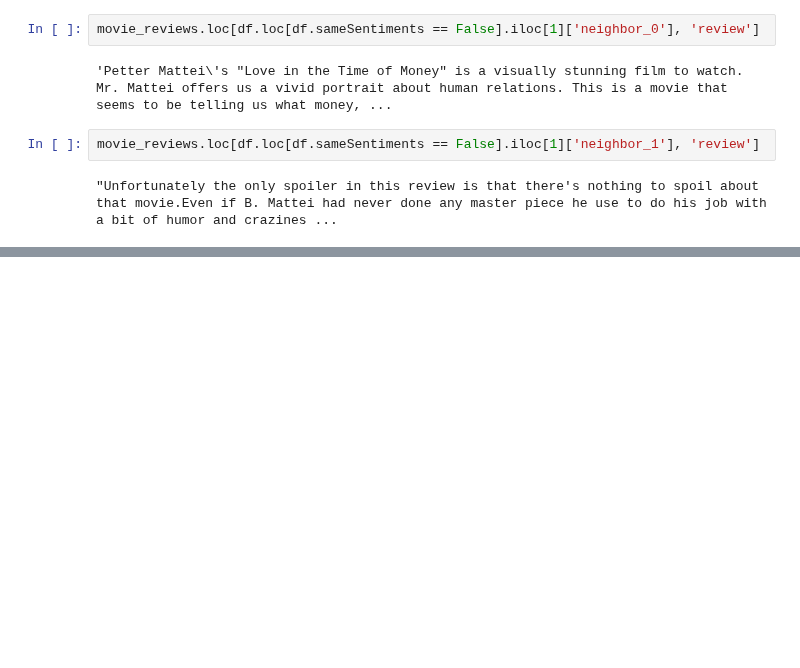
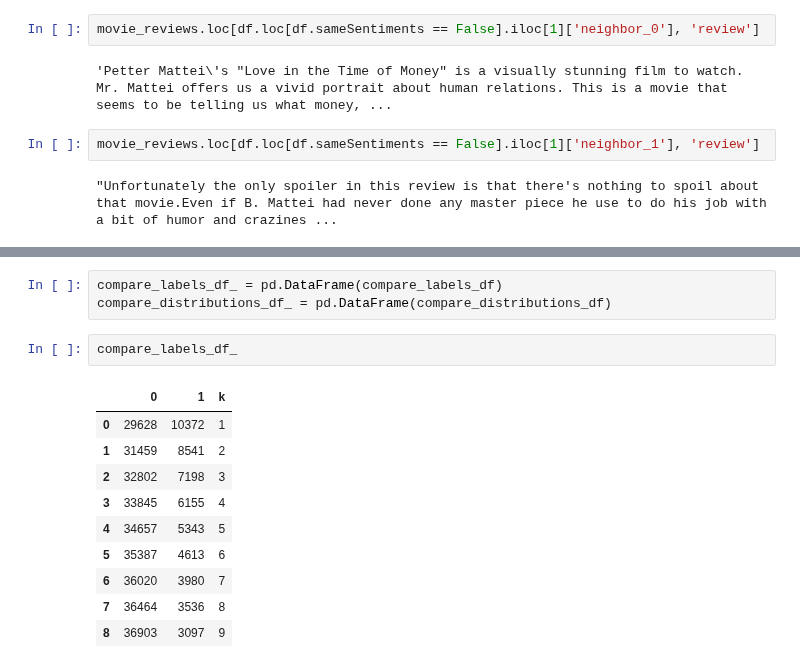
Before and after one commit to knodle/knodle, a Jupyter notebook: tutorials/knn_tfidf_similarity_example/Sanity Checks.ipynb, the cells around one changed output, grey strips where cells are left out. Saved outputs shown, nothing was run; the diff lists cells and outputs as text; blank space fills up the shorter version.

```diff
--- a/tutorials/knn_tfidf_similarity_example/Sanity Checks.ipynb
+++ b/tutorials/knn_tfidf_similarity_example/Sanity Checks.ipynb
@@ -195,0 +252,16 @@ movie_reviews.loc[df.loc[df.sameSentiments == False].iloc[1]['neighbor_1'], 'rev
+# %%
+compare_labels_df_ = pd.DataFrame(compare_labels_df)
+compare_distributions_df_ = pd.DataFrame(compare_distributions_df)
+# %%
+compare_labels_df_
+# %% [output]
+|  | 0 | 1 | k |
+| 0 | 29628 | 10372 | 1 |
+| 1 | 31459 | 8541 | 2 |
+| 2 | 32802 | 7198 | 3 |
+| 3 | 33845 | 6155 | 4 |
+| 4 | 34657 | 5343 | 5 |
+| 5 | 35387 | 4613 | 6 |
+| 6 | 36020 | 3980 | 7 |
+| 7 | 36464 | 3536 | 8 |
+| 8 | 36903 | 3097 | 9 |
```
Also changed, not shown: parts of 9 cells of this notebook, 1 other file.
